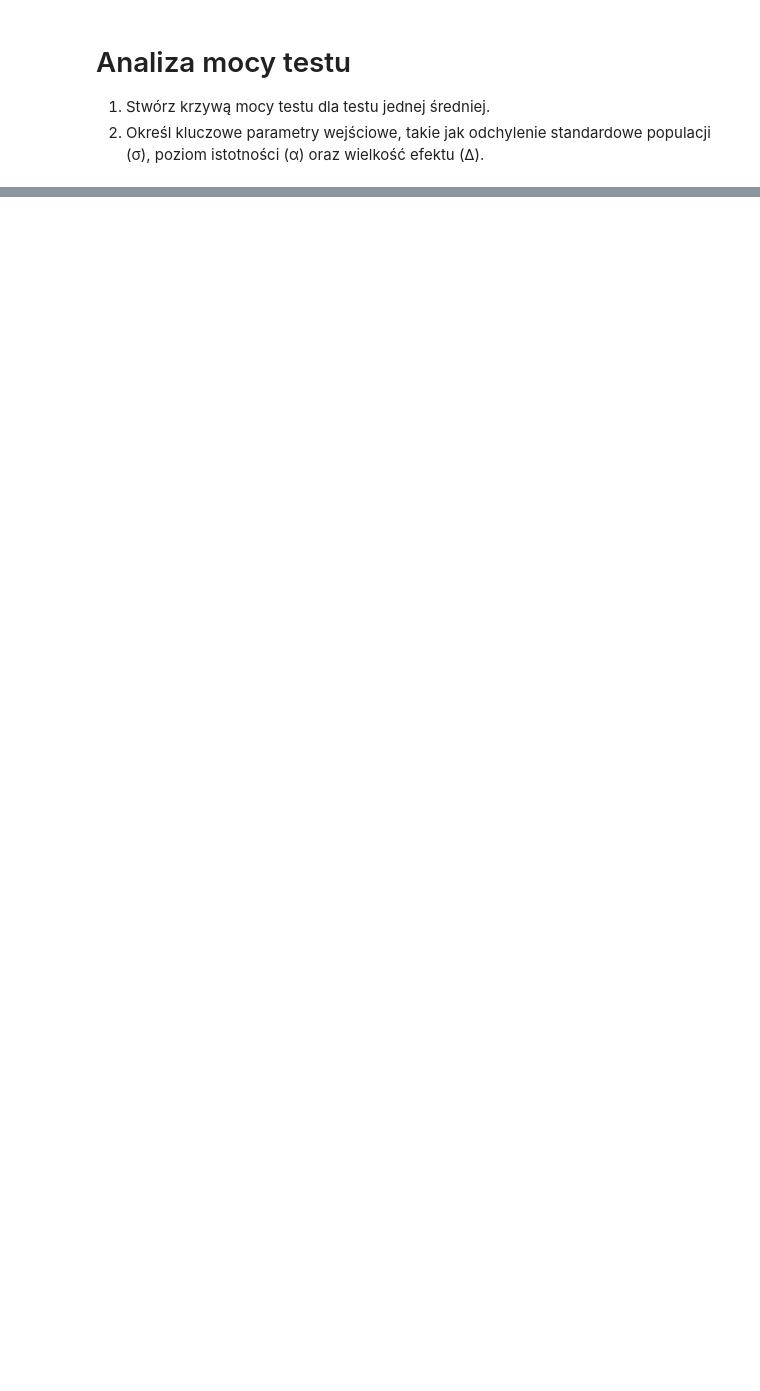
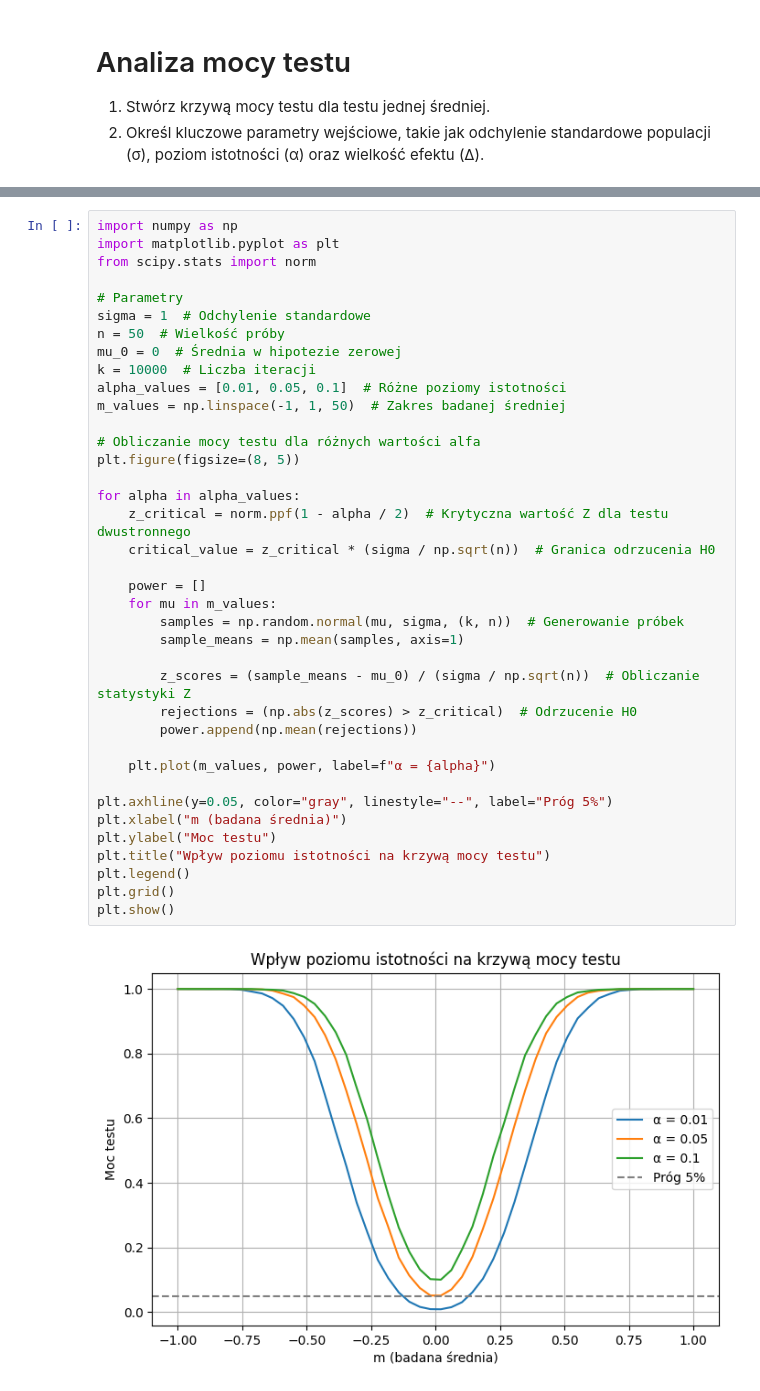
Before and after one commit to anteqkois/nonparametric-methods-studies, a Jupyter notebook: cw_1.ipynb, the cells around one changed output, grey strips where cells are left out. Drawn from its saved outputs; the diff is of its cells as text; blank space fills up the shorter version.

```diff
--- a/cw_1.ipynb
+++ b/cw_1.ipynb
@@ -50,0 +54,40 @@ plt.show()
+# %%
+import numpy as np
+import matplotlib.pyplot as plt
+from scipy.stats import norm
+
+# Parametry
+sigma = 1  # Odchylenie standardowe
+n = 50  # Wielkość próby
+mu_0 = 0  # Średnia w hipotezie zerowej
+k = 10000  # Liczba iteracji
+alpha_values = [0.01, 0.05, 0.1]  # Różne poziomy istotności
+m_values = np.linspace(-1, 1, 50)  # Zakres badanej średniej
+
+# Obliczanie mocy testu dla różnych wartości alfa
+plt.figure(figsize=(8, 5))
+
+for alpha in alpha_values:
+    z_critical = norm.ppf(1 - alpha / 2)  # Krytyczna wartość Z dla testu dwustronnego
+    critical_value = z_critical * (sigma / np.sqrt(n))  # Granica odrzucenia H0
+
+    power = []
+    for mu in m_values:
+        samples = np.random.normal(mu, sigma, (k, n))  # Generowanie próbek
+        sample_means = np.mean(samples, axis=1)
+
+        z_scores = (sample_means - mu_0) / (sigma / np.sqrt(n))  # Obliczanie statystyki Z
+        rejections = (np.abs(z_scores) > z_critical)  # Odrzucenie H0
+        power.append(np.mean(rejections))
+
+    plt.plot(m_values, power, label=f"α = {alpha}")
+
+plt.axhline(y=0.05, color="gray", linestyle="--", label="Próg 5%")
+plt.xlabel("m (badana średnia)")
+plt.ylabel("Moc testu")
+plt.title("Wpływ poziomu istotności na krzywą mocy testu")
+plt.legend()
+plt.grid()
+plt.show()
+# %% [output]
+[figure, added]
```
Also changed, not shown: parts of 11 cells of this notebook.
